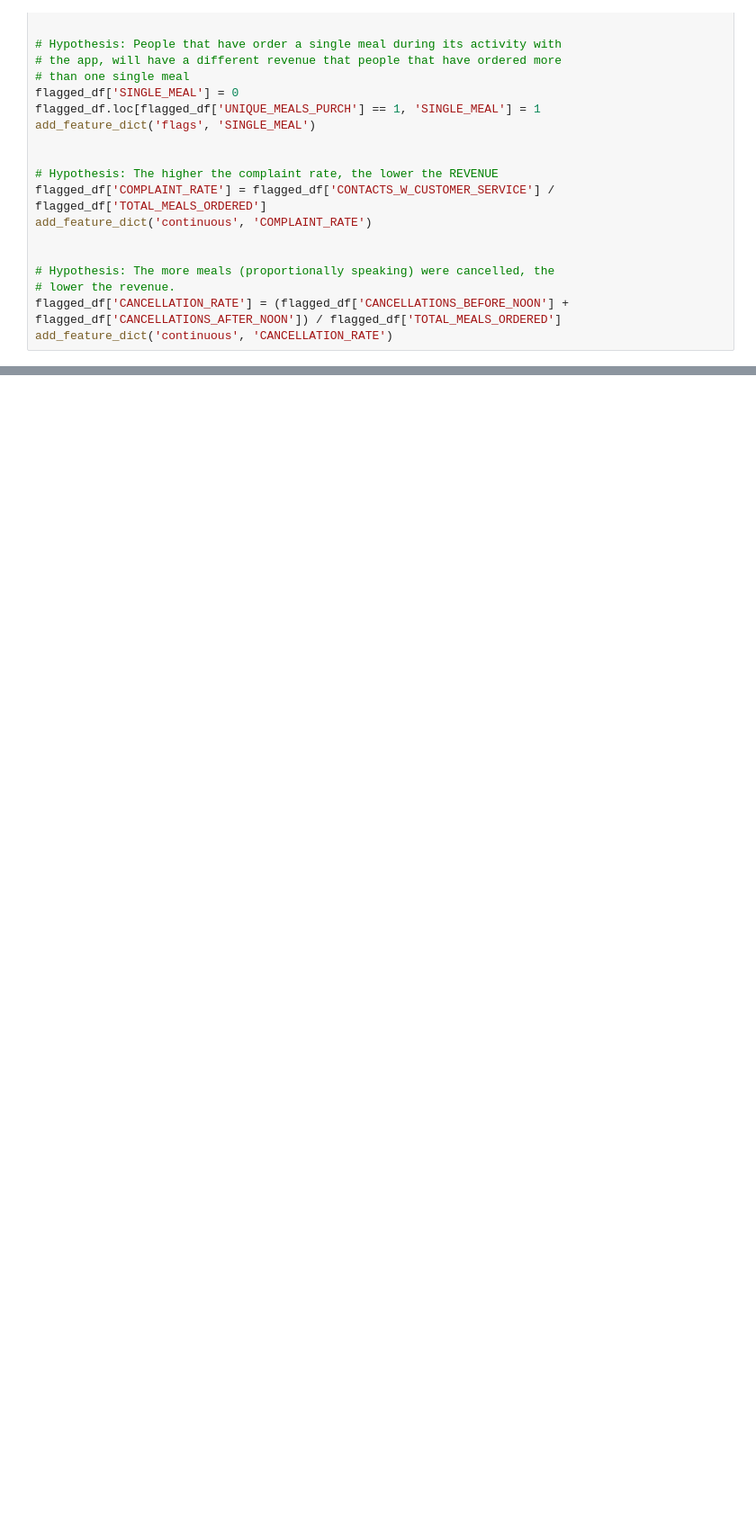
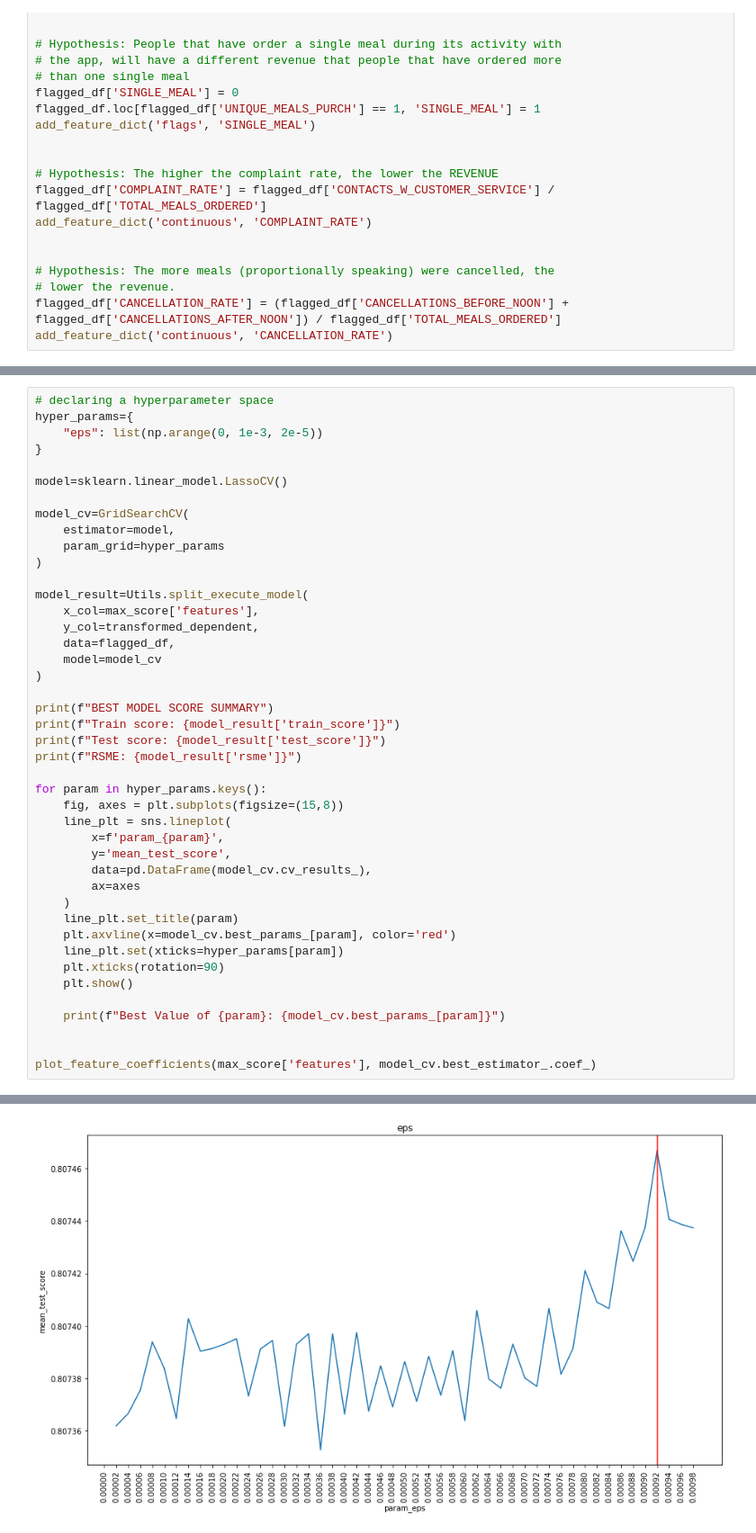
Before and after one commit to AndRemy/ApprenticeChef-Regression, a Jupyter notebook: SupervisedLearning_Analysis.ipynb, the cells around one changed output, grey strips where cells are left out. Shown at 90% size. Drawn from its saved outputs; the diff is of its cells as text; blank space fills up the shorter version.

```diff
--- a/SupervisedLearning_Analysis.ipynb
+++ b/SupervisedLearning_Analysis.ipynb
@@ -850,0 +1205,44 @@ add_feature_dict('continuous', 'CANCELLATION_RATE')
+# %%
+# declaring a hyperparameter space
+hyper_params={
+    "eps": list(np.arange(0, 1e-3, 2e-5))
+}
+
+model=sklearn.linear_model.LassoCV()
+
+model_cv=GridSearchCV(
+    estimator=model,
+    param_grid=hyper_params
+)
+
+model_result=Utils.split_execute_model(
+    x_col=max_score['features'],
+    y_col=transformed_dependent,
+    data=flagged_df,
+    model=model_cv
+)
+
+print(f"BEST MODEL SCORE SUMMARY")
+print(f"Train score: {model_result['train_score']}")
+print(f"Test score: {model_result['test_score']}")
+print(f"RSME: {model_result['rsme']}")
+
+for param in hyper_params.keys():
+    fig, axes = plt.subplots(figsize=(15,8))
+    line_plt = sns.lineplot(
+        x=f'param_{param}',
+        y='mean_test_score',
+        data=pd.DataFrame(model_cv.cv_results_),
+        ax=axes
+    )
+    line_plt.set_title(param)
+    plt.axvline(x=model_cv.best_params_[param], color='red')
+    line_plt.set(xticks=hyper_params[param])
+    plt.xticks(rotation=90)
+    plt.show()
+
+    print(f"Best Value of {param}: {model_cv.best_params_[param]}")
+
+
+plot_feature_coefficients(max_score['features'], model_cv.best_estimator_.coef_)
+# %% [output]
@@ -850,0 +1253 @@ add_feature_dict('continuous', 'CANCELLATION_RATE')
+[figure, added]
```
Also changed, not shown: parts of 20 cells of this notebook, 1 other file.
